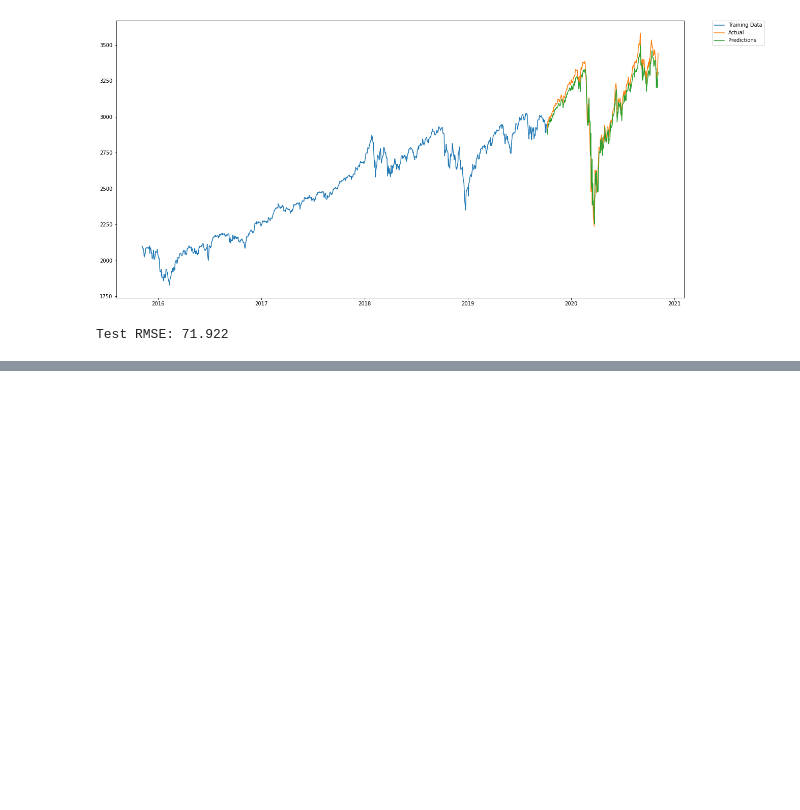
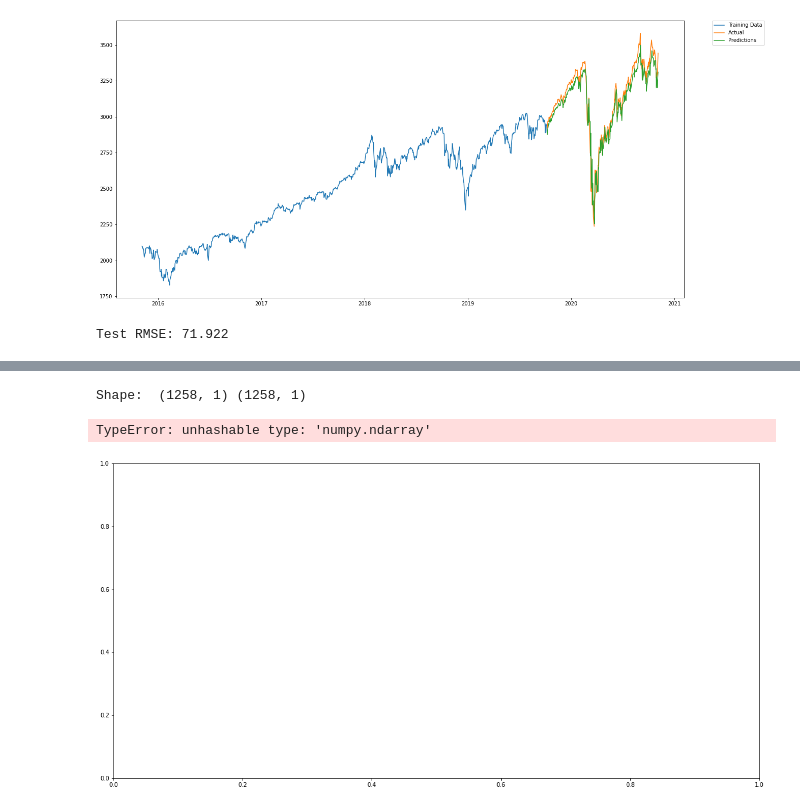
Before and after one commit to rjcline07/Final_Project, a Jupyter notebook: model.ipynb, the cells around one changed output, grey strips where cells are left out. Drawn from its saved outputs; the diff is of its cells as text; code cells hidden in the pictures; blank space fills up the shorter version.

```diff
--- a/model.ipynb
+++ b/model.ipynb
@@ -236,0 +321,9 @@ Test RMSE: 71.922
+# %%
+TeslaX = TeslaCSV.Date.values.reshape(-1, 1)
+Teslay = TeslaCSV.Close.values.reshape(-1, 1)
+print("Shape: ", TeslaX.shape, Teslay.shape)
+plt.scatter(TeslaX, Teslay)
+# %% [output]
+Shape:  (1258, 1) (1258, 1)
+TypeError: unhashable type: 'numpy.ndarray'
+[figure, added]
```
Also changed, not shown: parts of 47 cells of this notebook, 12 other files.
